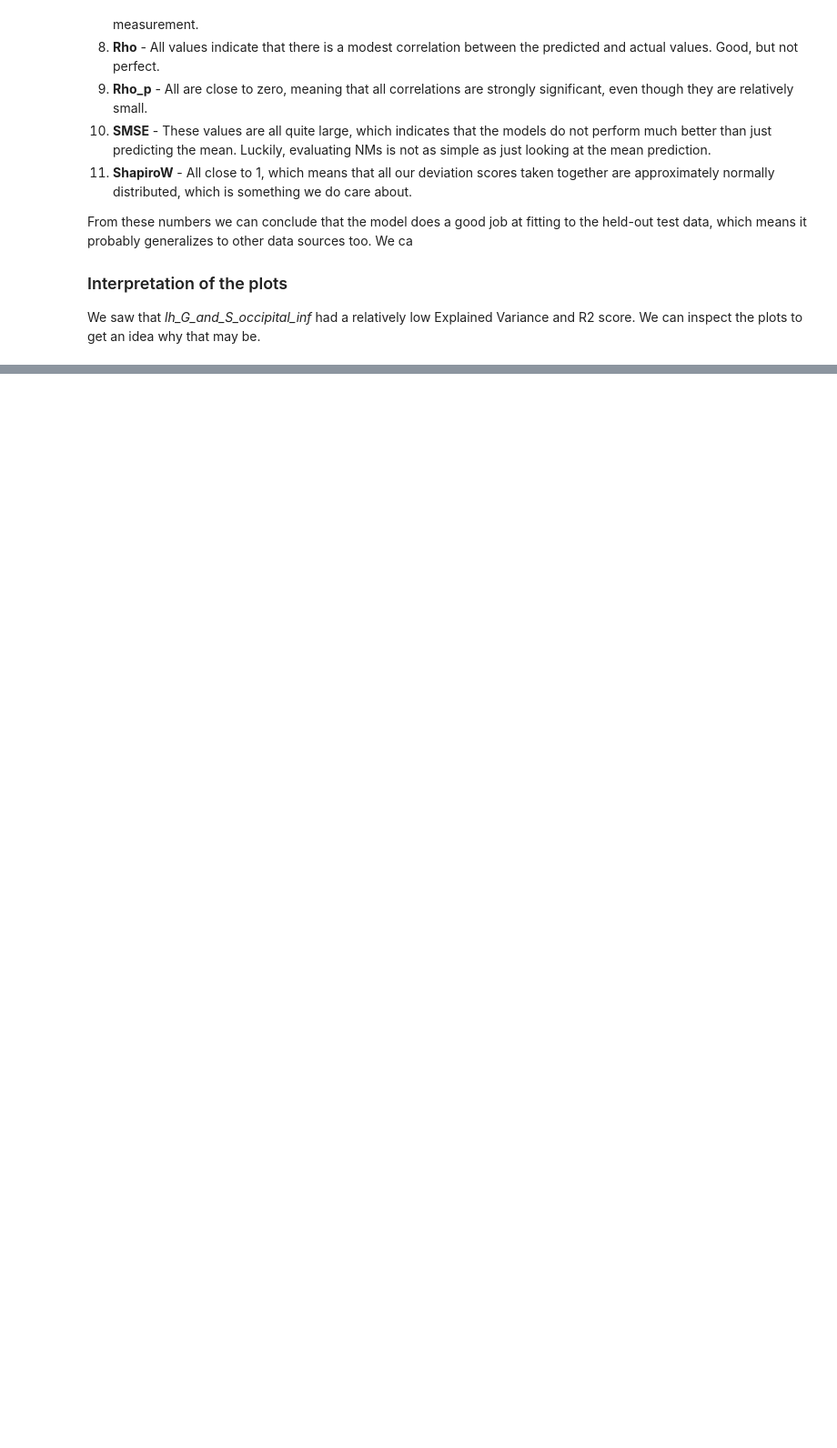
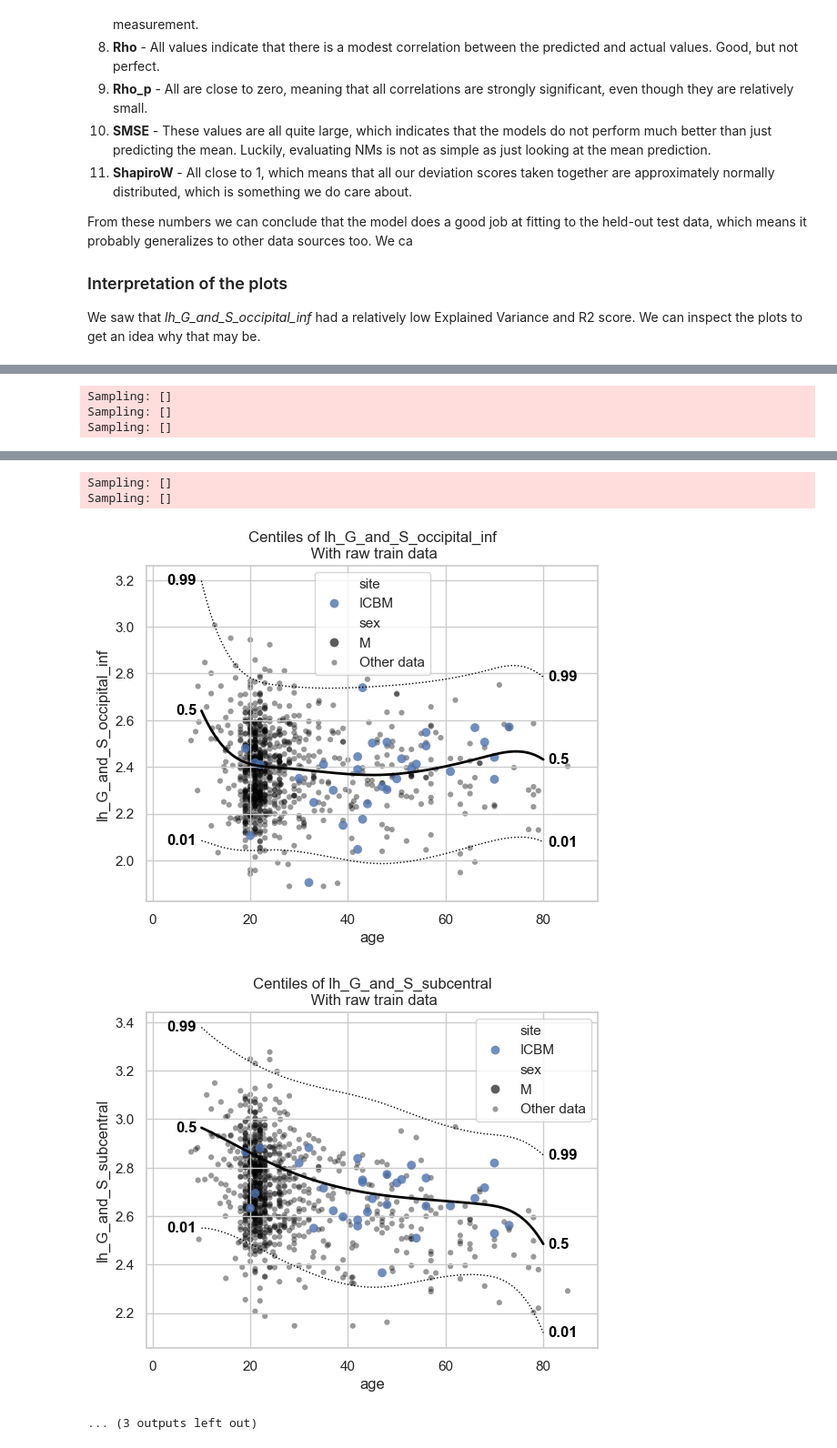
Before and after one commit to predictive-clinical-neuroscience/pu25_code, a Jupyter notebook: notebooks/1_main_workflow.ipynb, the cells around one changed output, grey strips where cells are left out. Shown: that part at 91% size. Drawn from its saved outputs; the diff is of its cells as text; code cells hidden in the pictures; blank space fills up the shorter version.

```diff
--- a/notebooks/1_main_workflow.ipynb
+++ b/notebooks/1_main_workflow.ipynb
@@ -909,0 +819,25 @@ $$z_i = \frac{y_i - E[Y]}{\sqrt{E[Y^2]-E[Y]^2}}$$
+# %%
+from pcntoolkit import plot_centiles, plot_qq, plot_ridge
+# ['AnnArbor_a' 'AnnArbor_b' 'Atlanta' 'Baltimore' 'Bangor' 'Beijing_Zang'
+#  'Berlin_Margulies' 'Cambridge_Buckner' 'Cleveland' 'ICBM' 'Leiden_2180'
+#  'Leiden_2200' 'Milwaukee_b' 'Munchen' 'NewYork_a' 'NewYork_a_ADHD'
+#  'Newark' 'Oulu' 'Oxford' 'PaloAlto' 'Pittsburgh' 'Queensland'
+#  'SaintLouis']
+
+model = NormativeModel.load("/Users/stijndeboer/Projects/Protocol_update/protocol_update_code/out/models/main_workflow_model_HBR")
+plot_centiles(
+    model,
+    centiles=[0.01, 0.5, 0.99],
+    covariate="age",
+    covariate_range=(10, 80),
+    batch_effects={"site": ["ICBM"], "sex": ["M"]},
+    scatter_data = train,
+    harmonize_data=False,
+    hue_data="site",
+    markers_data="sex",
+    show_other_data=True,
+    show_centile_labels=True,
+    show_legend=True,
+    show_yhat=False,
+)
+# %% [output]
@@ -909,0 +868,3 @@ $$z_i = \frac{y_i - E[Y]}{\sqrt{E[Y^2]-E[Y]^2}}$$
+Sampling: []
+Sampling: []
+Sampling: []
@@ -909,0 +872,5 @@ $$z_i = \frac{y_i - E[Y]}{\sqrt{E[Y^2]-E[Y]^2}}$$
+Sampling: []
+Sampling: []
+[figure, added]
+[figure, added]
+... (3 outputs left out)
```
Also changed, not shown: parts of 18 cells of this notebook, 15 other files.
